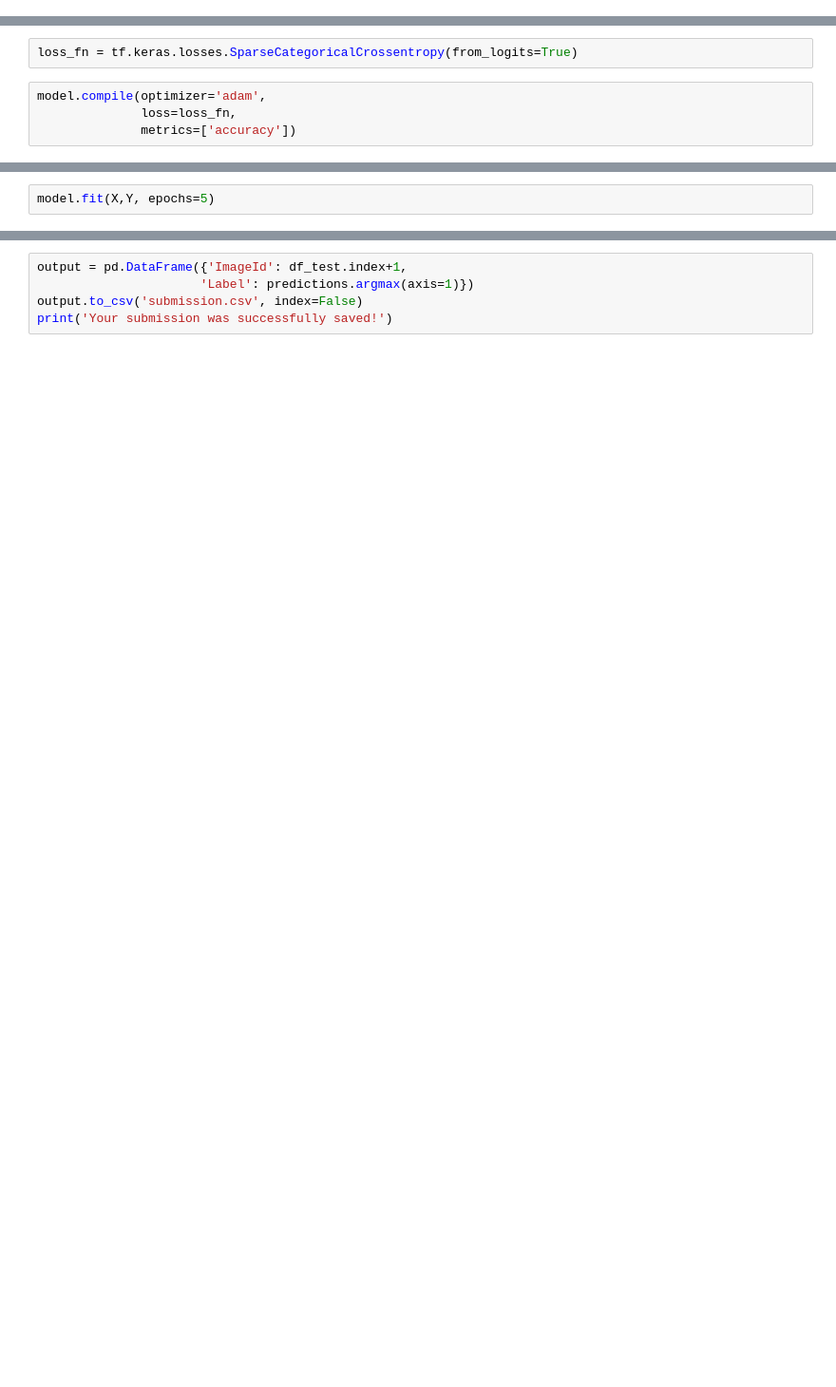
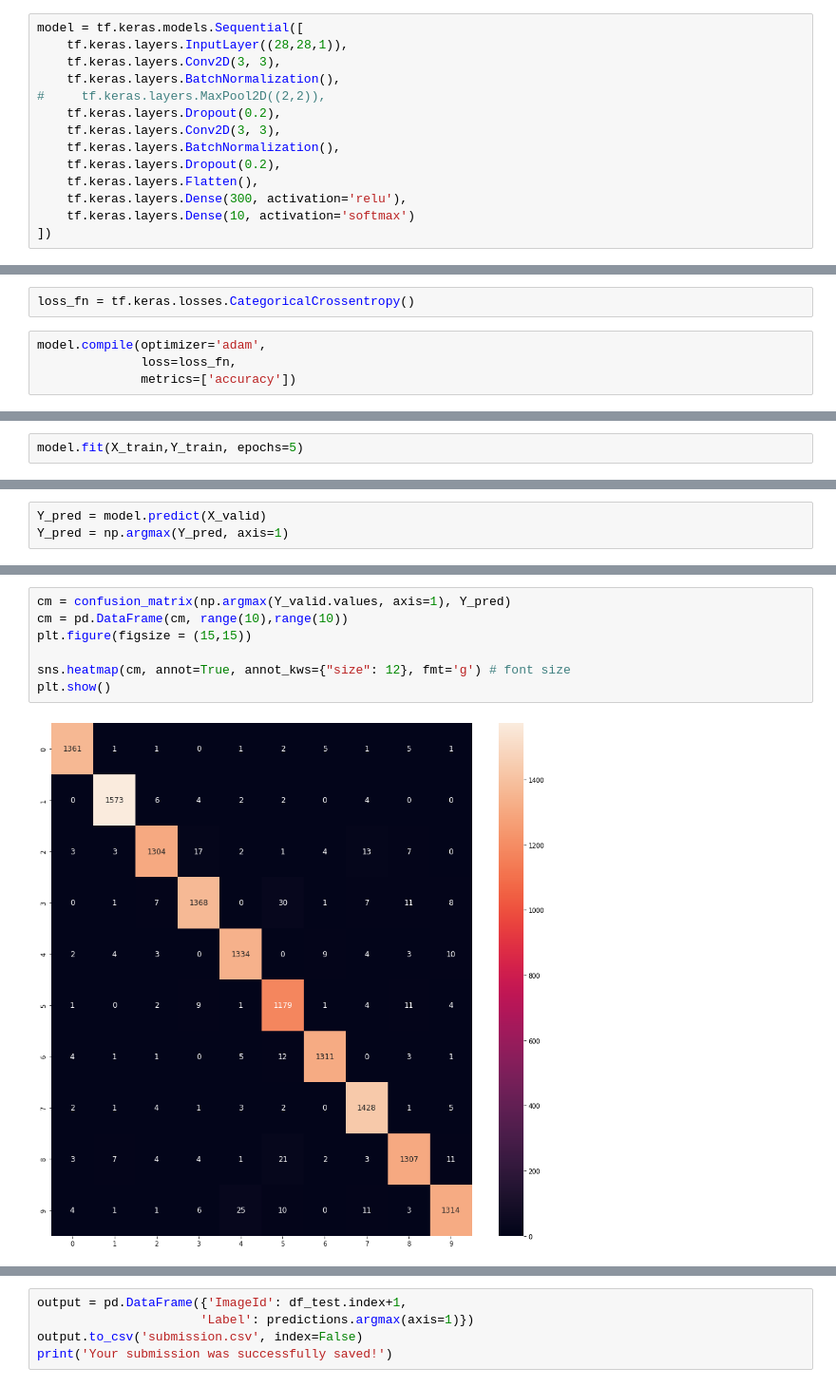
Before and after one commit to ywjin0707/KaggleNotebooks, a Jupyter notebook: digit-recognizer.ipynb, the cells around one changed output, grey strips where cells are left out. Shown: that part at 95% size. Cells and saved outputs as stored; diff of their text form; blank space fills up the shorter version.

```diff
--- a/digit-recognizer.ipynb
+++ b/digit-recognizer.ipynb
@@ -62,0 +201,14 @@ model = tf.keras.models.Sequential([
+# %%
+model = tf.keras.models.Sequential([
+    tf.keras.layers.InputLayer((28,28,1)),
+    tf.keras.layers.Conv2D(3, 3),
+    tf.keras.layers.BatchNormalization(),
+#     tf.keras.layers.MaxPool2D((2,2)),
+    tf.keras.layers.Dropout(0.2),
+    tf.keras.layers.Conv2D(3, 3),
+    tf.keras.layers.BatchNormalization(),
+    tf.keras.layers.Dropout(0.2),
+    tf.keras.layers.Flatten(),
+    tf.keras.layers.Dense(300, activation='relu'),
+    tf.keras.layers.Dense(10, activation='softmax')
+])
@@ -63,5 +217,5 @@ model = tf.keras.models.Sequential([
 # %%
-loss_fn = tf.keras.losses.SparseCategoricalCrossentropy(from_logits=True)
+loss_fn = tf.keras.losses.CategoricalCrossentropy()
 # %%
 model.compile(optimizer='adam',
               loss=loss_fn,
@@ -69,2 +244,2 @@ model.compile(optimizer='adam',
 # %%
-model.fit(X,Y, epochs=5)
+model.fit(X_train,Y_train, epochs=5)
@@ -73,0 +266,3 @@ df_test = df_test/255.0
+# %%
+Y_pred = model.predict(X_valid)
+Y_pred = np.argmax(Y_pred, axis=1)
@@ -74 +288,10 @@ df_test = df_test/255.0
+# %%
+cm = confusion_matrix(np.argmax(Y_valid.values, axis=1), Y_pred)
+cm = pd.DataFrame(cm, range(10),range(10))
+plt.figure(figsize = (15,15))
+
+sns.heatmap(cm, annot=True, annot_kws={"size": 12}, fmt='g') # font size
+plt.show()
+# %% [output]
+[figure, added]
 # %%
```
Also changed, not shown: parts of 40 cells of this notebook.
